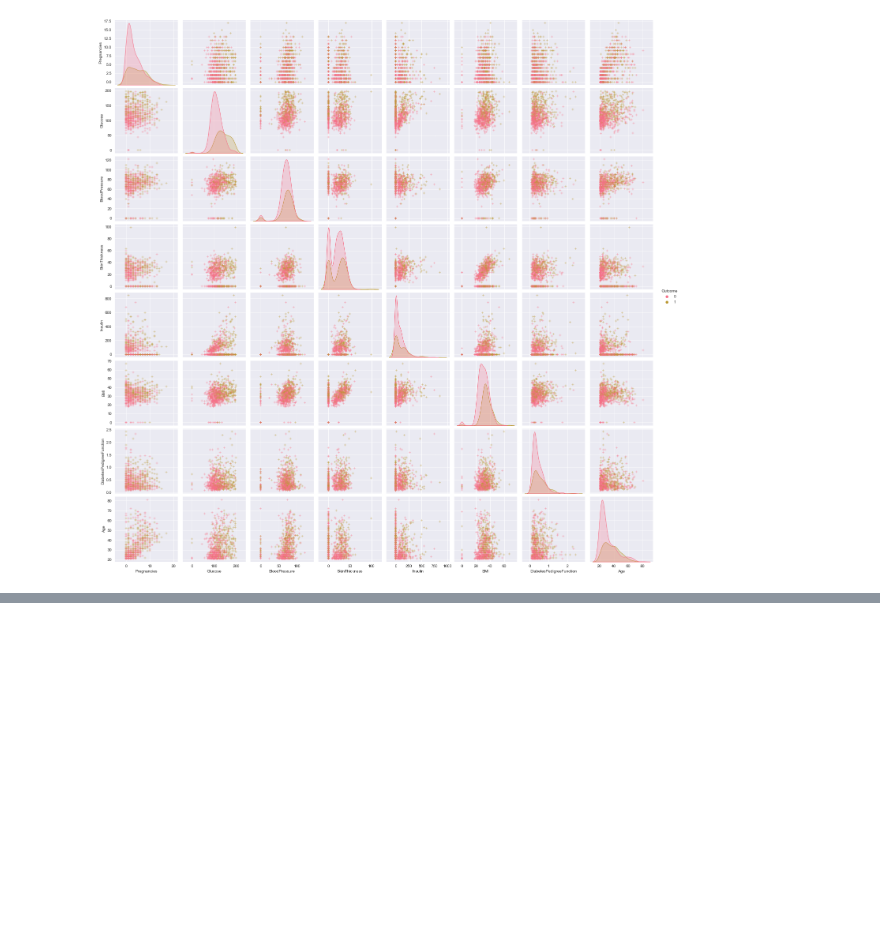
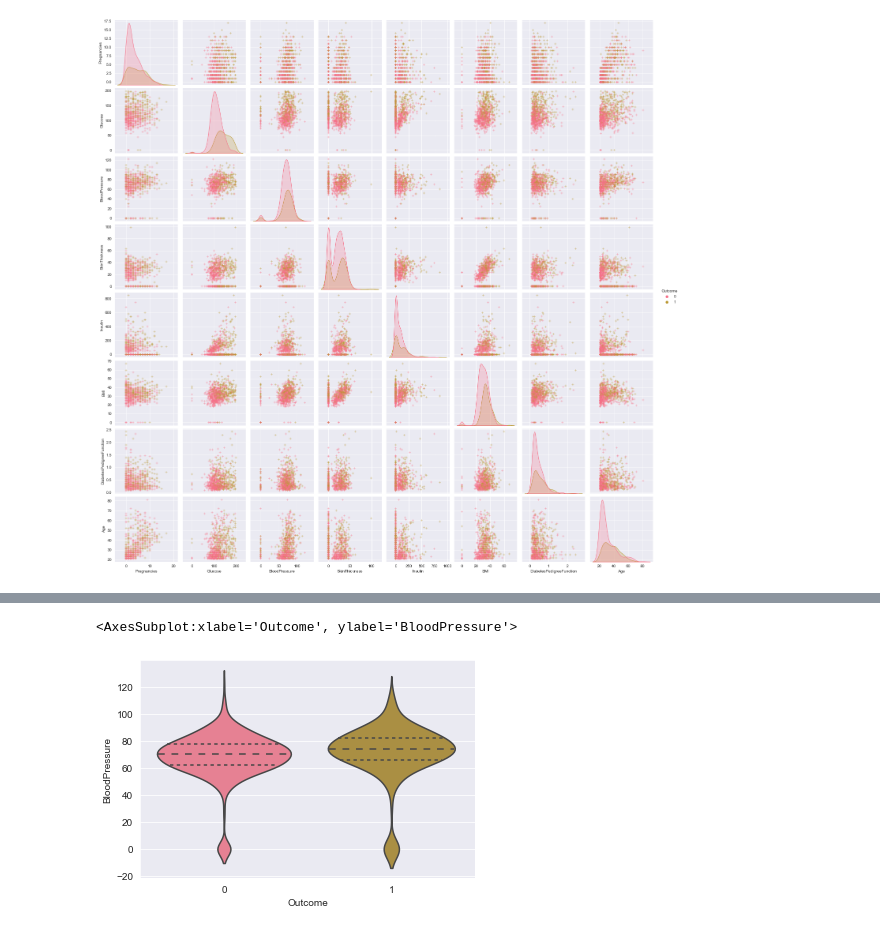
Before and after one commit to Domin8668/Projekt_SSI, a Jupyter notebook: Projekt.ipynb, the cells around one changed output, grey strips where cells are left out. Cells and saved outputs as stored; diff of their text form; code cells hidden in the pictures; blank space fills up the shorter version.

```diff
--- a/Projekt.ipynb
+++ b/Projekt.ipynb
@@ -36,0 +55,5 @@ sns.violinplot(y='kol2', x='Outcome', inner='quartile', data=data)
+# %%
+sns.violinplot(y='BloodPressure', x='Outcome', inner='quartile', data=data)
+# %% [output]
+<AxesSubplot:xlabel='Outcome', ylabel='BloodPressure'>
+[figure, added]
```
Also changed, not shown: parts of 26 cells of this notebook.
